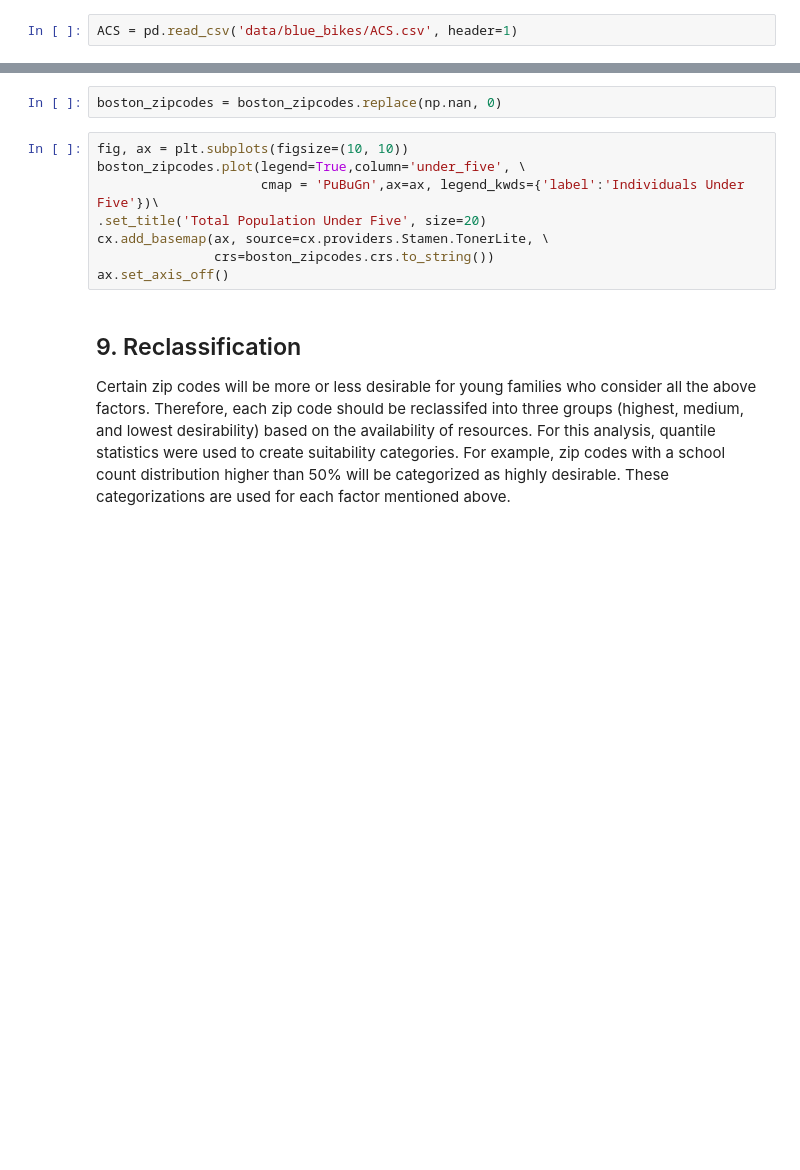
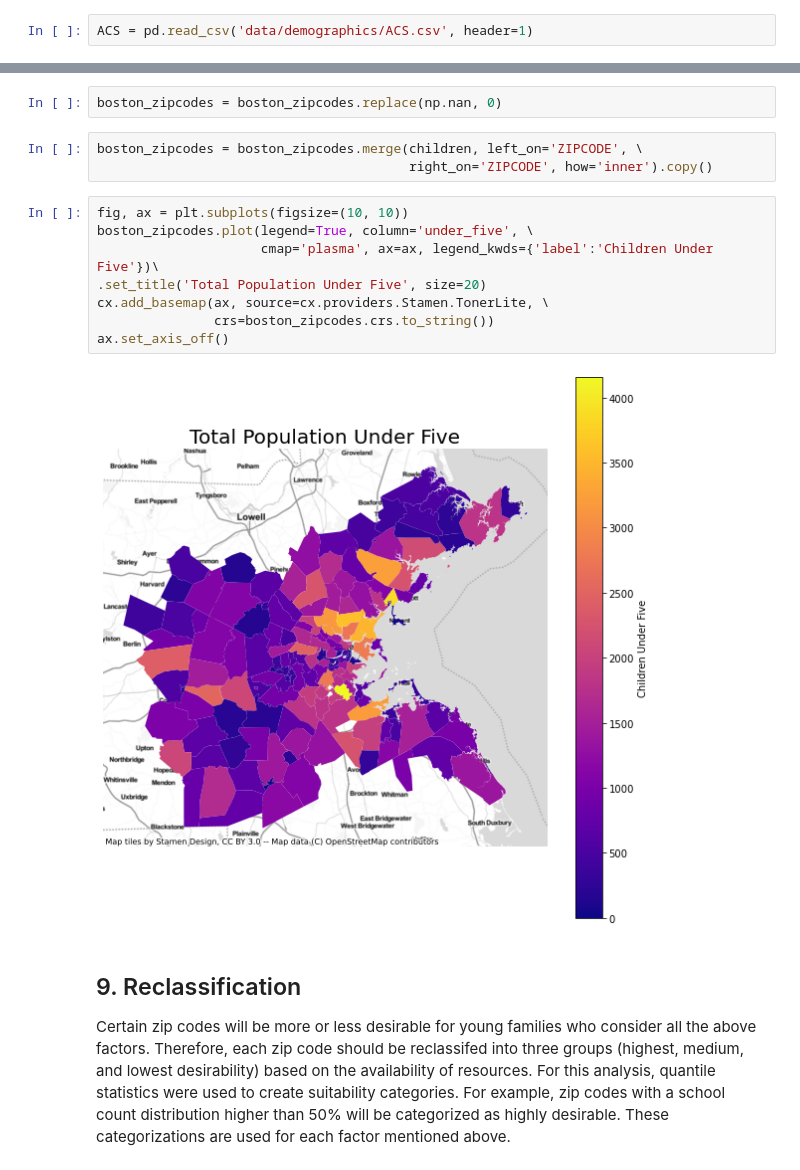
Before and after one commit to oreade01/UEP239_Final_Project, a Jupyter notebook: suitability.ipynb, the cells around one changed output, grey strips where cells are left out. Cells and saved outputs as stored; diff of their text form; blank space fills up the shorter version.

```diff
--- a/suitability.ipynb
+++ b/suitability.ipynb
@@ -230,6 +542,6 @@ head_language.tail()
 
 Young families typically desire, not only school enrollemnt for their own children, but to live around families who also value education. Below, the total population enrolled in school (kindergarten through 12th grade) is included in the overall suitability analysis.
 # %%
-ACS = pd.read_csv('data/blue_bikes/ACS.csv', header=1)
+ACS = pd.read_csv('data/demographics/ACS.csv', header=1)
 # %%
 ACS
@@ -308,14 +692,19 @@ split = children["geo_area"].str.split(" ", n=1, expand=True)
 children["ZIPCODE"] = split[1]
 # %%
 boston_zipcodes = boston_zipcodes.replace(np.nan, 0)
+# %%
+boston_zipcodes = boston_zipcodes.merge(children, left_on='ZIPCODE', \
+                                        right_on='ZIPCODE', how='inner').copy()
 # %%
 fig, ax = plt.subplots(figsize=(10, 10))
-boston_zipcodes.plot(legend=True,column='under_five', \
-                     cmap = 'PuBuGn',ax=ax, legend_kwds={'label':'Individuals Under Five'})\
+boston_zipcodes.plot(legend=True, column='under_five', \
+                     cmap='plasma', ax=ax, legend_kwds={'label':'Children Under Five'})\
 .set_title('Total Population Under Five', size=20)
 cx.add_basemap(ax, source=cx.providers.Stamen.TonerLite, \
                crs=boston_zipcodes.crs.to_string())
 ax.set_axis_off()
+# %% [output]
+[figure, added]
 # %% [markdown]
 ## 9. Reclassification
 
```
Also changed, not shown: parts of 55 cells of this notebook.
